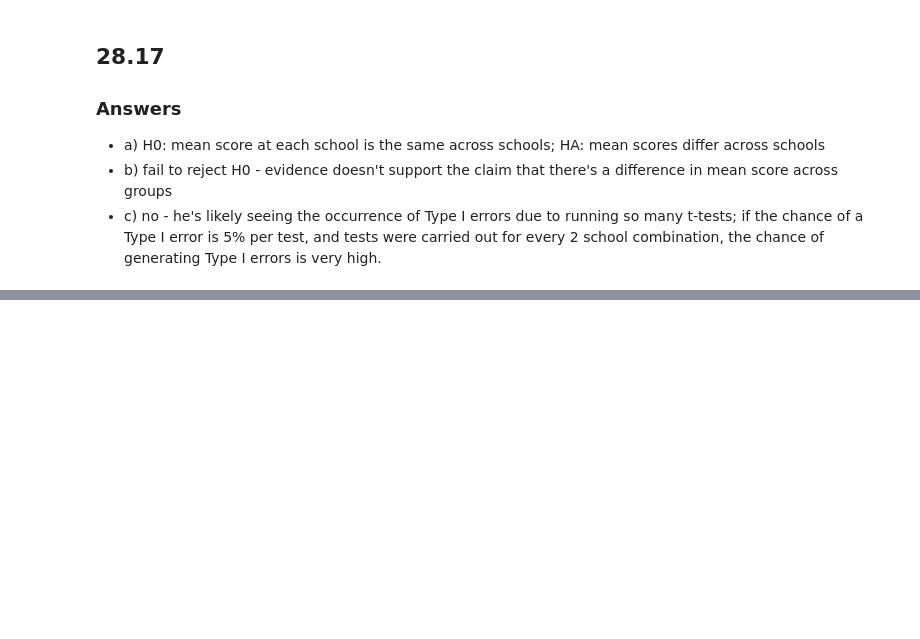
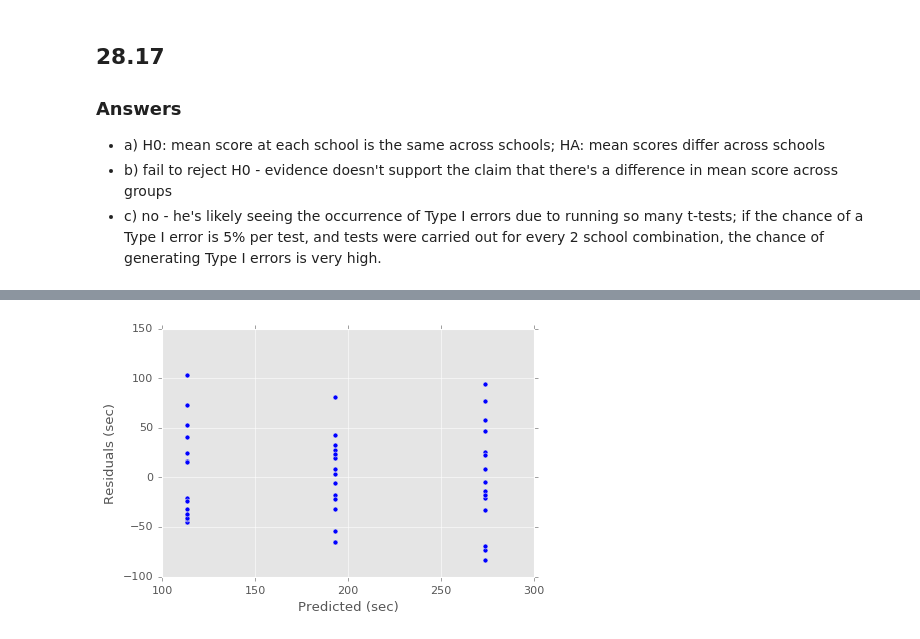
Before and after one commit to rickhaffey/stats-dvb, a Jupyter notebook: exercises/Chapter 28 - Exercises.ipynb, the cells around one changed output, grey strips where cells are left out. Drawn from its saved outputs; the diff is of its cells as text; code cells hidden in the pictures; blank space fills up the shorter version.

```diff
--- a/exercises/Chapter 28 - Exercises.ipynb
+++ b/exercises/Chapter 28 - Exercises.ipynb
@@ -134,0 +192,7 @@ t^2: 30.99799986205945
+# %%
+plt.scatter(mod.predict(data), mod.resid)
+plt.xlabel("Predicted (sec)")
+plt.ylabel("Residuals (sec)")
+plt.show();
+# %% [output]
+[figure, added]
```
Also changed, not shown: parts of 13 cells of this notebook.
